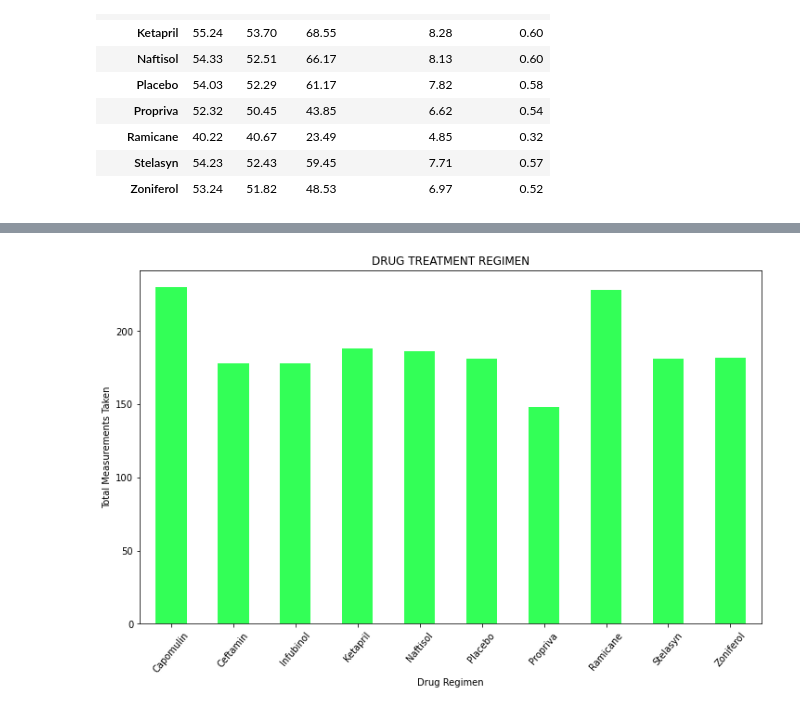
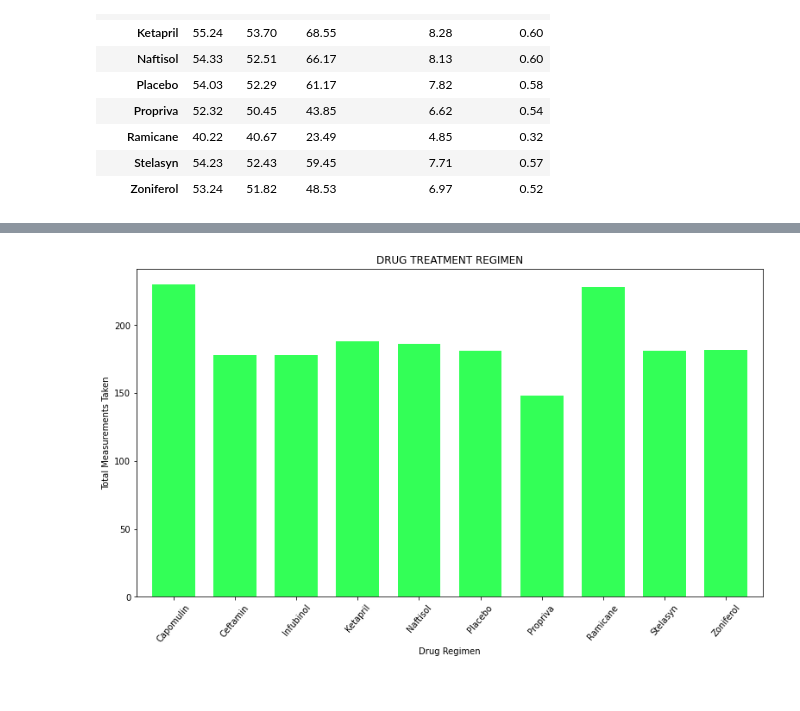
Before and after one commit to mathewqpmiller/Matplotlib-Pymaceuticals_Analysis, a Jupyter notebook: Matplotlib_Pharmaceuticals_Analysis.ipynb, the cells around one changed output, grey strips where cells are left out. Drawn from its saved outputs; the diff is of its cells as text; code cells hidden in the pictures.

Commit message:
Adding first bar chart

```diff
--- a/Matplotlib_Pharmaceuticals_Analysis.ipynb
+++ b/Matplotlib_Pharmaceuticals_Analysis.ipynb
@@ -300,15 +314,15 @@ styled_df
 # %%
 # Pandas Bar Chart
 # Generate a pandas bar chart showing the total number of measurements taken on each drug regimen.
 # Define a variable library to be loaded into the bar plot variable.
 bar_plot_library = merged_mouse_study.groupby('Drug Regimen').count()['Tumor Volume (mm3)']
 # Load variable to pandas dataframe
-fig, ax = plt.subplots(figsize=(12, 7))  # Adjust figure size
+fig, ax = plt.subplots(figsize=(13, 7))  # Adjust figure size
 pandas_bar_plot = pd.DataFrame(bar_plot_library)
 # Use pandas funciton "plot" to create a bar chart using the pandas dataframe variable.
-pandas_bar_plot.plot.bar(legend=False,rot=50,title='DRUG TREATMENT REGIMEN', color='#33ff57', ax=ax)
+pandas_bar_plot.plot.bar(ax=ax, legend=False, rot=50, title='DRUG TREATMENT REGIMEN', color='#33ff57', width=0.7)
 plt.ylabel("Total Measurements Taken")
 #pandas_bar_plot
 plt.show()
 # %% [output]
-[figure, old version]
+[figure, new version]
```
Also changed, not shown: parts of 2 cells of this notebook, 1 other file.
